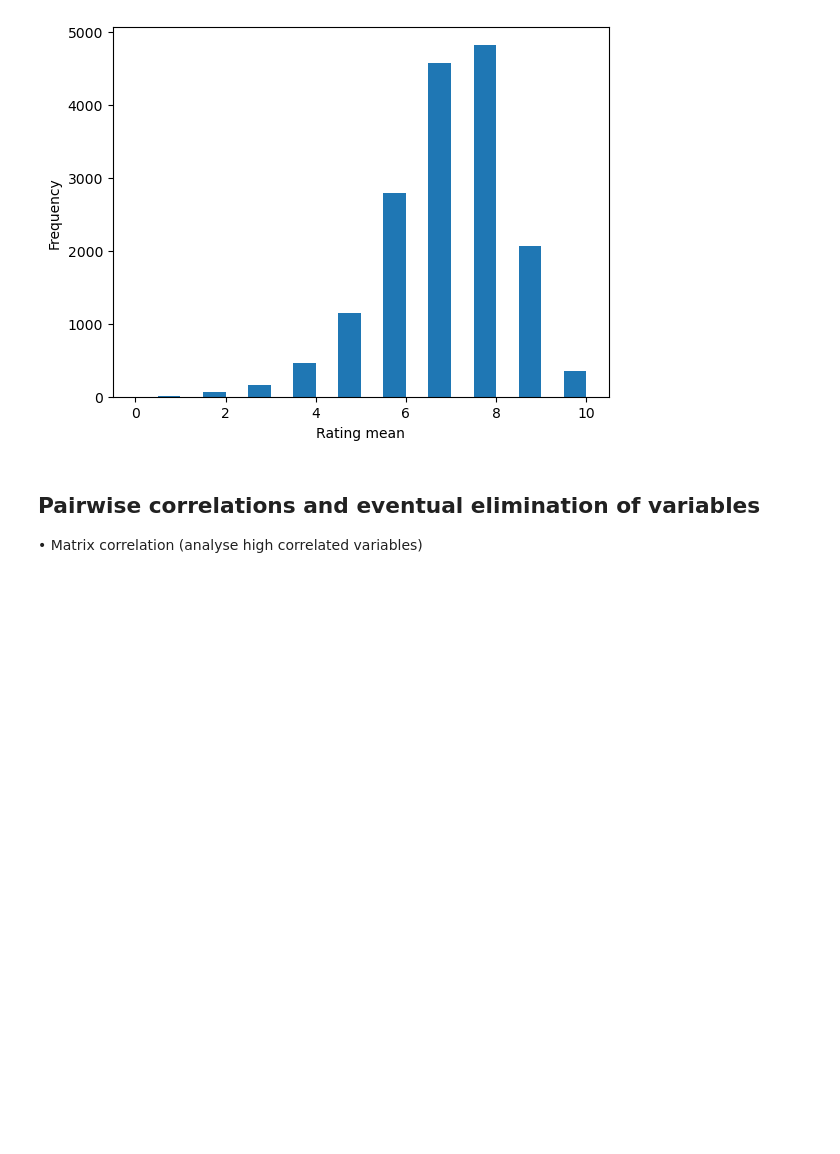
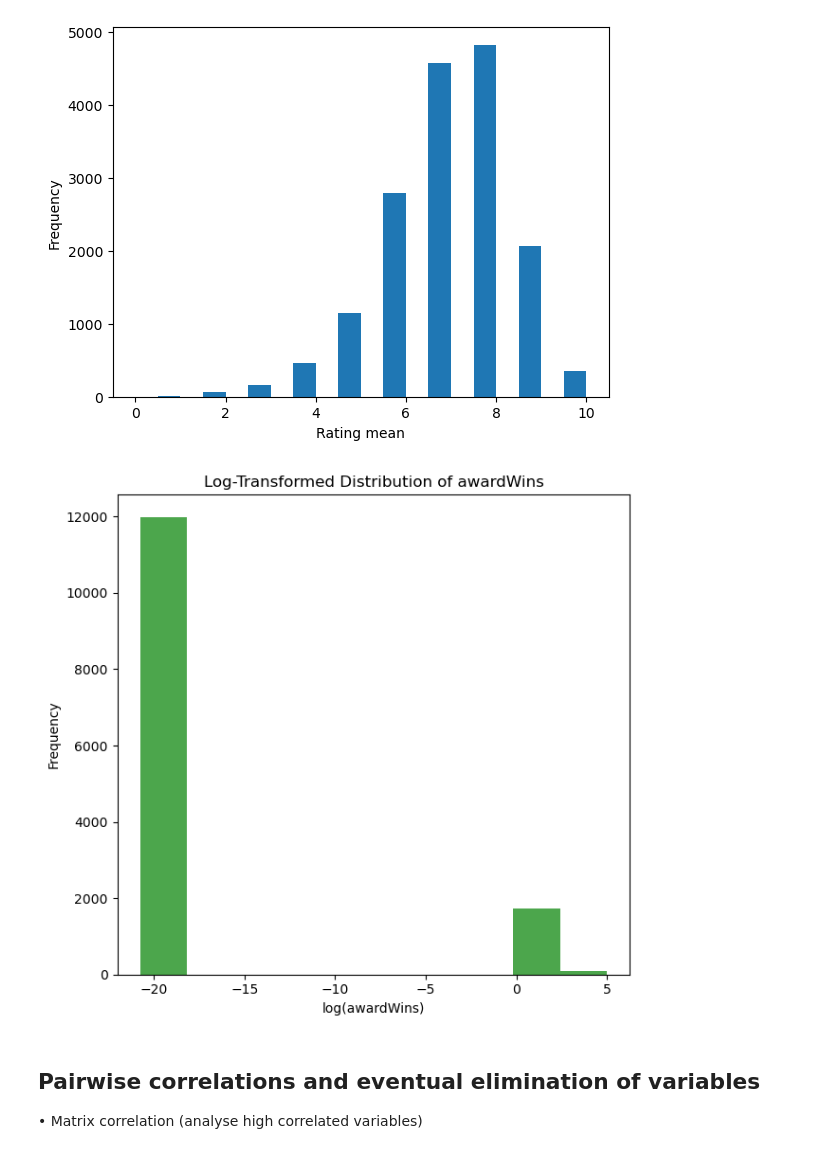
Before and after one commit to luigiascio/Data-Mining-I, a Jupyter notebook: DM1_project.ipynb, the cells around one changed output. Cells and saved outputs as stored; diff of their text form; code cells hidden in the pictures; blank space fills up the shorter version.

Commit message:
log-trasformated awardWins

```diff
--- a/DM1_project.ipynb
+++ b/DM1_project.ipynb
@@ -227,6 +227,28 @@ plt.ylabel('Frequency')
 plt.show()
 # %% [output]
 [figure]
+# %%
+# Create a copy of the dataframe
+df_copy = df.copy()
+
+# Apply logarithmic transformation (adding a small constant to avoid log(0))
+df_copy['log_awardWins'] = np.log(df_copy['awardWins'] + 1e-9)
+
+# Plot the original and transformed distributions
+plt.figure(figsize=(12, 6))
+
+# Log-transformed distribution
+plt.subplot(1, 2, 2)
+plt.hist(df_copy['log_awardWins'], bins=10, color='green', alpha=0.7)
+plt.title('Log-Transformed Distribution of awardWins')
+plt.xlabel('log(awardWins)')
+plt.ylabel('Frequency')
+
+# Show the plots
+plt.tight_layout()
+plt.show()
+# %% [output]
+[figure, added]
 # %% [markdown]
 ## Pairwise correlations and eventual elimination of variables
  • Matrix correlation (analyse high correlated variables)
```
